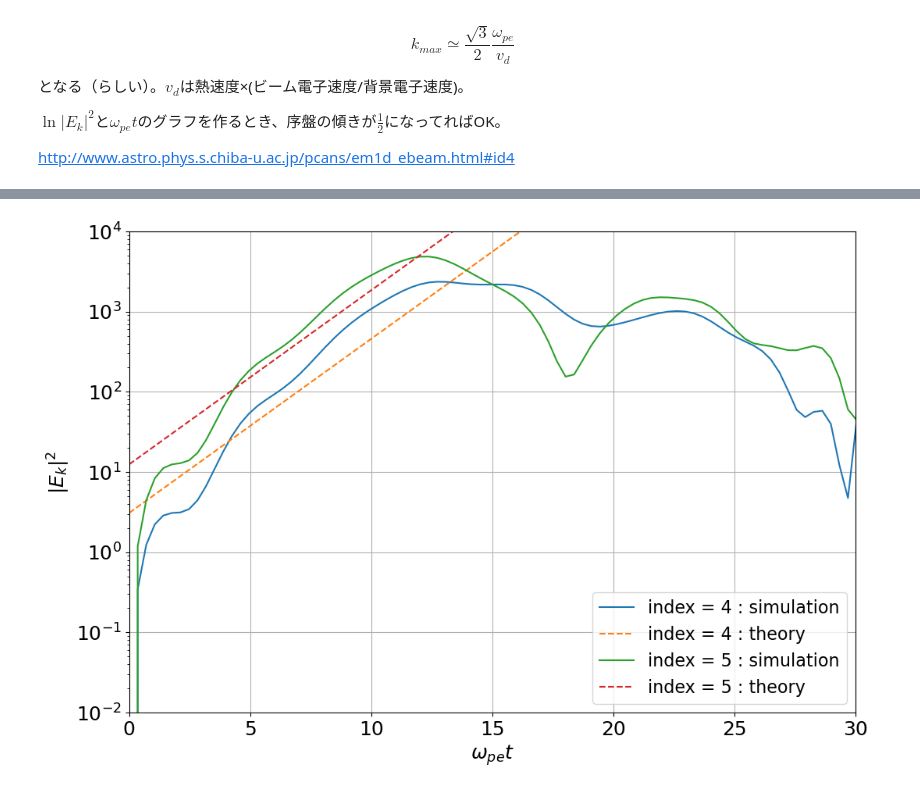
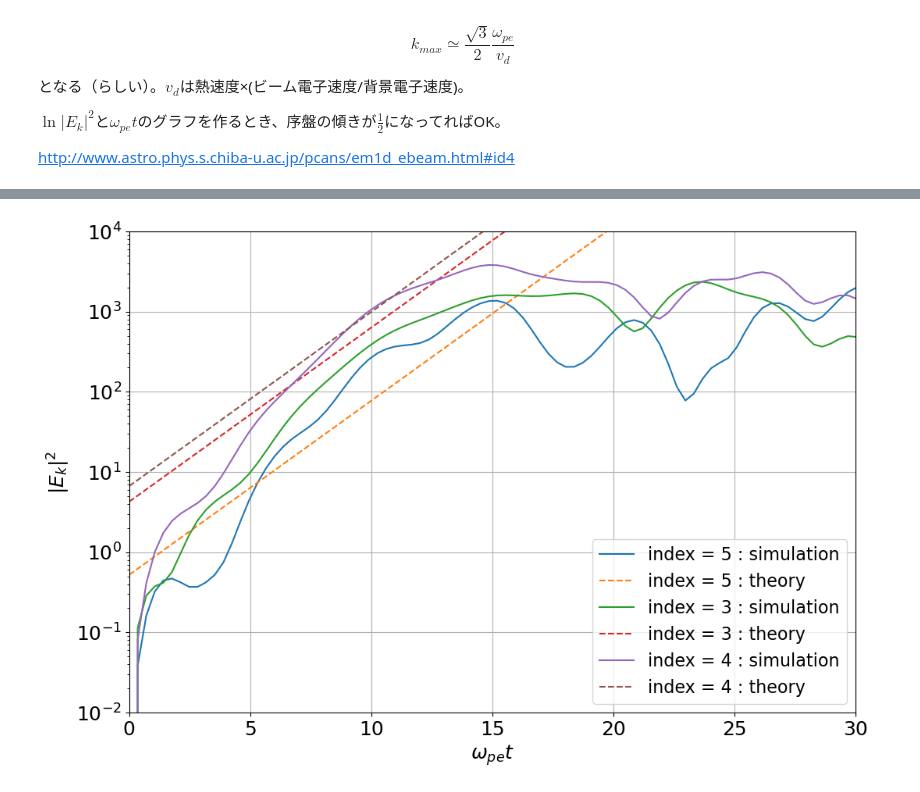
Before and after one commit to keita-akutagawa/PIC_GPU, a Jupyter notebook: examples_1D/two_stream_electron/PIC1D_two_stream_electron.ipynb, the cells around one changed output, grey strips where cells are left out. Saved outputs shown, nothing was run; the diff lists cells and outputs as text; code cells hidden in the pictures.

```diff
--- a/examples_1D/two_stream_electron/PIC1D_two_stream_electron.ipynb
+++ b/examples_1D/two_stream_electron/PIC1D_two_stream_electron.ipynb
@@ -246,43 +246,43 @@ plt.xlim(0, 10)
 # %%
 dirname = "results_two_stream_electron"
-step = 3000
+step = 4000
 filename = f"{dirname}/two_stream_electron_E_{step}.bin"
 with open(filename, 'rb') as f:
     E = np.fromfile(f, dtype=np.float32)
 E = E.reshape(n_x, 3).T
 
 E_FFT = np.fft.fft(E[0, :] * np.hanning(n_x))
-peak_index = np.argsort(E_FFT[:n_x//2].real**2)[-2:]
+peak_index = np.argsort(E_FFT[:n_x//2].real**2)[-3:]
 
 total_steps = 10000
 interval = 100
 num_results = int(total_steps/interval) + 1
 FFT_peak = np.zeros([len(peak_index), num_results], dtype=np.complex64)
 for step in range(0, total_steps+1, interval):
     filename = f"{dirname}/two_stream_electron_E_{step}.bin"
     with open(filename, 'rb') as f:
         E = np.fromfile(f, dtype=np.float32)
     E = E.reshape(n_x, 3).T
     E_FFT = np.fft.fft(E[0, :] * np.hanning(n_x))
     FFT_peak[:, int(step/interval)] = E_FFT[peak_index]
 
 
 fig = plt.figure(figsize=(12, 8))
 ax = fig.add_subplot(111)
 for i in range(len(peak_index)):
     t = np.arange(0.0, (total_steps+1)*dt, interval*dt)
     ax.plot(omega_pe * t, np.abs(FFT_peak[i]) ** 2, label=f'index = {peak_index[i]} : simulation')
-    ax.plot(omega_pe * t, np.abs(FFT_peak[i])[5] ** 2 * np.exp(1/2 * (t*omega_pe)), ls='--', label=f'index = {peak_index[i]} : theory')
+    ax.plot(omega_pe * t, np.abs(FFT_peak[i])[10] ** 2 * np.exp(1/2 * (t*omega_pe)), ls='--', label=f'index = {peak_index[i]} : theory')
 
 ax.grid()
 ax.set_yscale('log')
 ax.set_xlabel('$\omega_{pe}t$', fontsize=18)
 ax.set_ylabel('$|E_k|^2$', fontsize=18)
 ax.set_xlim(0, 30)
 ax.set_ylim(1e-2, 1e4)
 ax.tick_params(labelsize=18)
 ax.legend(loc='lower right', fontsize=16)
 fig.savefig('two_stream_electron_Ex_dispersion.png')
 plt.show()
 # %% [output]
-[figure, old version]
+[figure, new version]
```
Also changed, not shown: parts of 4 cells of this notebook, 22 other files.
